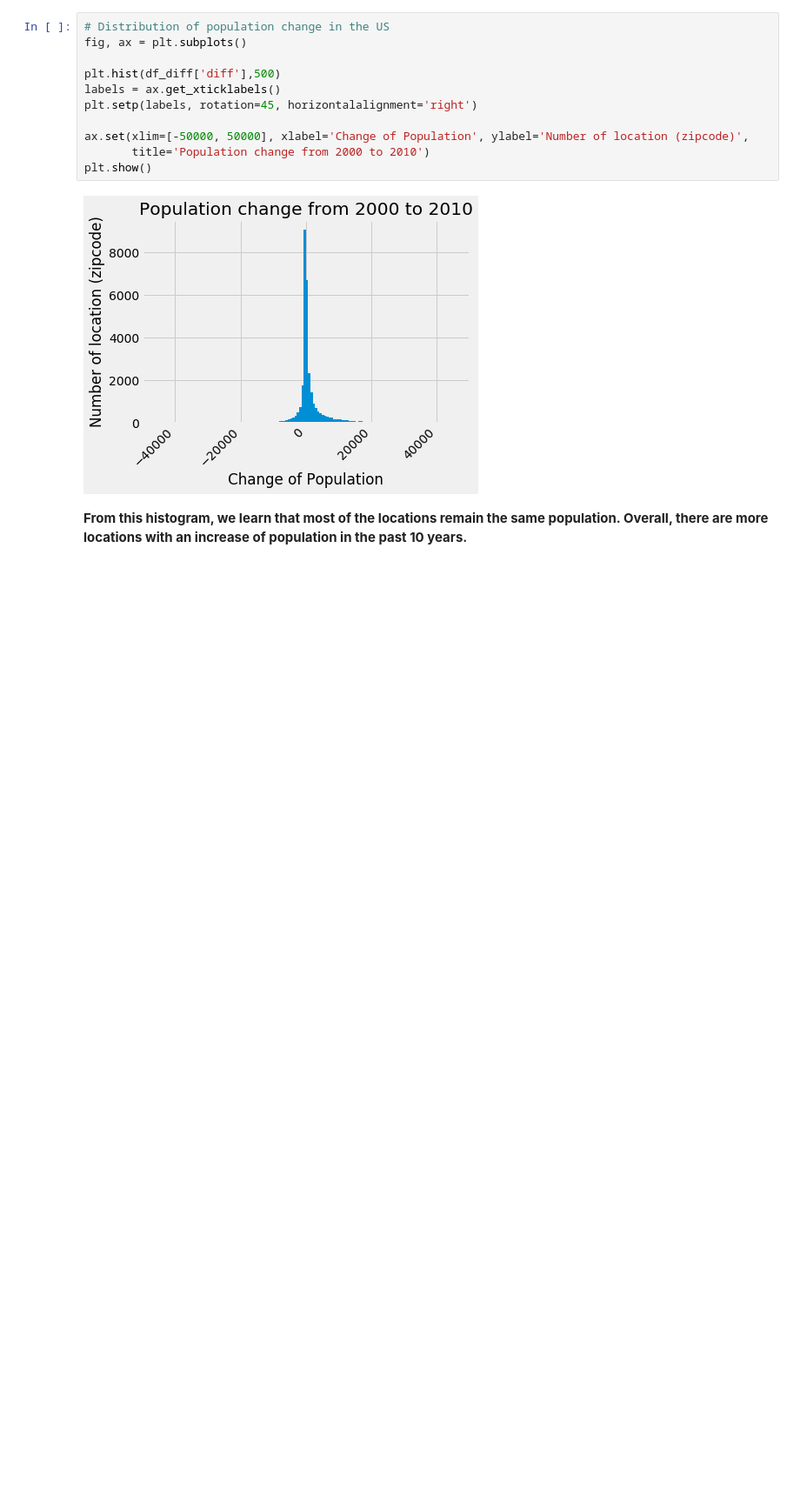
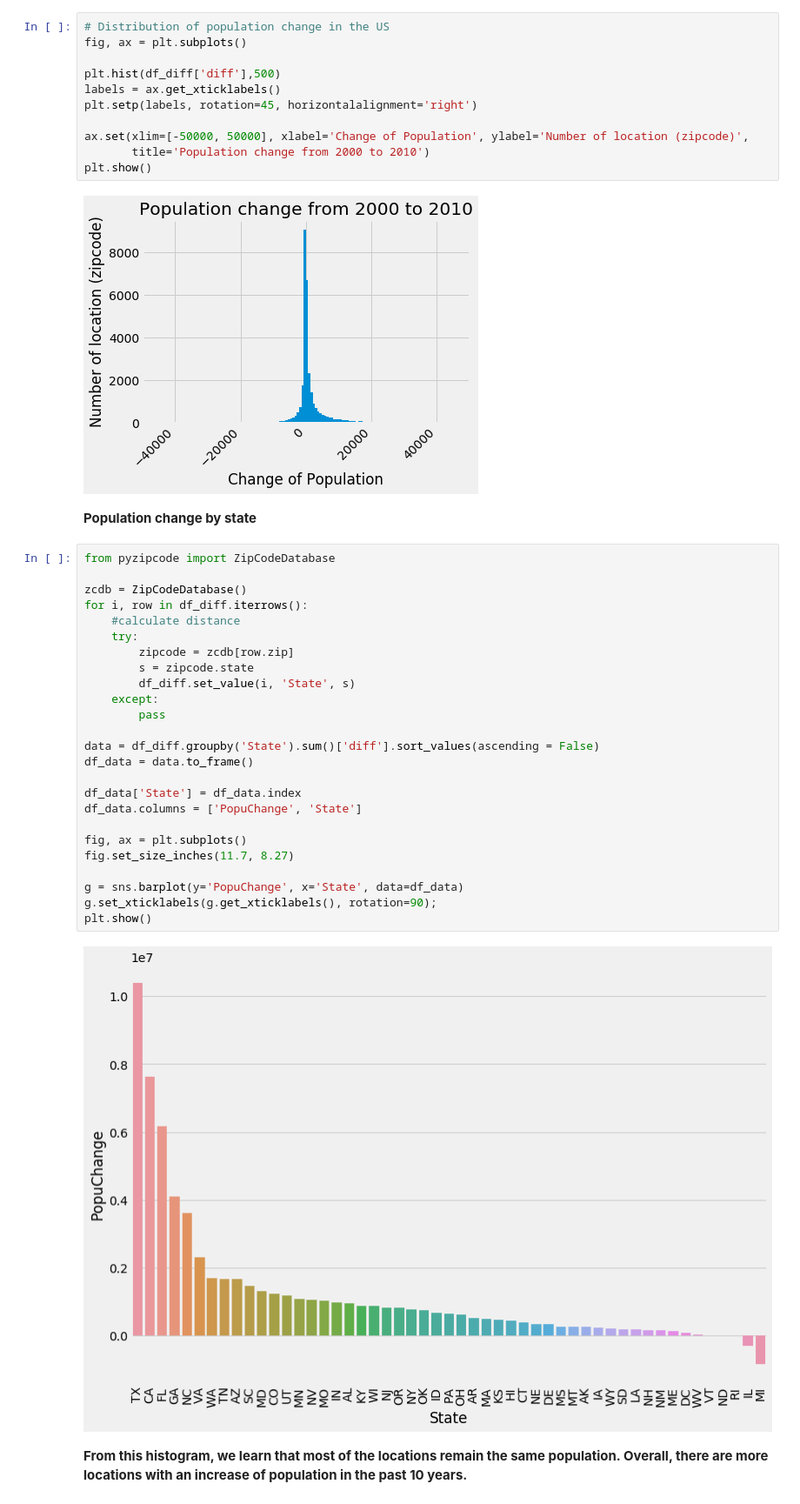
Before and after one commit to yaqiongz/JobMatcher, a Jupyter notebook: data_wrangling.ipynb, the cells around one changed output. Shown at 87% size. Cells and saved outputs as stored; diff of their text form; blank space fills up the shorter version.

Commit message:
story_population1

```diff
--- a/data_wrangling.ipynb
+++ b/data_wrangling.ipynb
@@ -352,6 +352,35 @@ ax.set(xlim=[-50000, 50000], xlabel='Change of Population', ylabel='Number of lo
 plt.show()
 # %% [output]
 [figure]
+# %% [markdown]
+**Population change by state**
+# %%
+from pyzipcode import ZipCodeDatabase
+
+zcdb = ZipCodeDatabase()
+for i, row in df_diff.iterrows():
+    #calculate distance
+    try:
+        zipcode = zcdb[row.zip]
+        s = zipcode.state
+        df_diff.set_value(i, 'State', s)
+    except:
+        pass
+
+data = df_diff.groupby('State').sum()['diff'].sort_values(ascending = False)
+df_data = data.to_frame()
+
+df_data['State'] = df_data.index
+df_data.columns = ['PopuChange', 'State']
+
+fig, ax = plt.subplots()
+fig.set_size_inches(11.7, 8.27)
+
+g = sns.barplot(y='PopuChange', x='State', data=df_data)
+g.set_xticklabels(g.get_xticklabels(), rotation=90);
+plt.show()
+# %% [output]
+[figure, added]
 # %% [markdown]
 **From this histogram, we learn that most of the locations remain the same population. Overall, there are more locations with an increase of population in the past 10 years.**
 # %%
```
